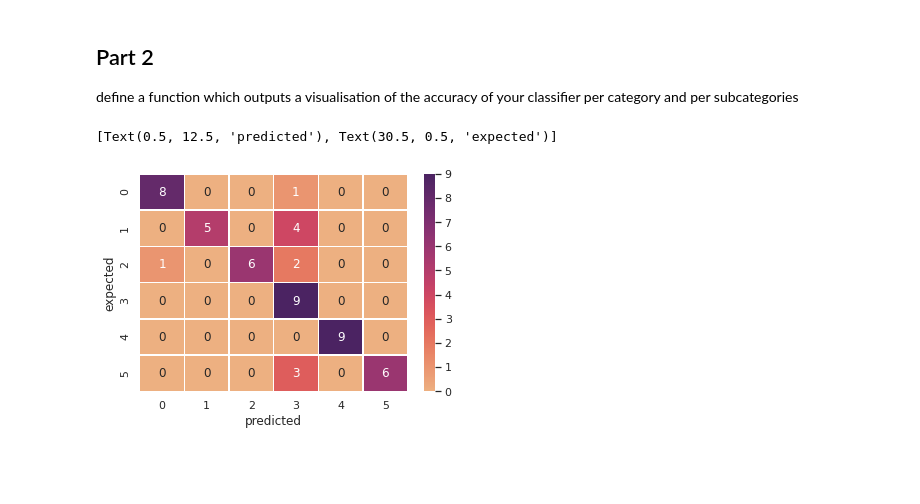
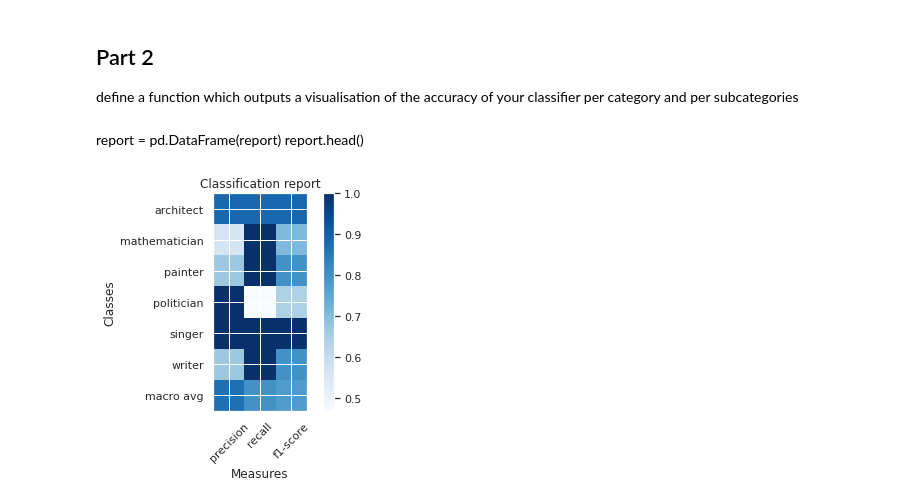
Before and after one commit to e-lubrini/clustering-and-classifying-people, a Jupyter notebook: classification.ipynb, the cells around one changed output. Drawn from its saved outputs; the diff is of its cells as text; code cells hidden in the pictures; blank space fills up the shorter version.

Commit message:
finished visualisation

```diff
--- a/classification.ipynb
+++ b/classification.ipynb
@@ -142,13 +147,46 @@ mathematician       0.56      1.00      0.71         5
 define a function which outputs a visualisation of the accuracy of your classifier per category and per subcategories
 # %%
 import seaborn as sns
+# %% [markdown]
+report = pd.DataFrame(report)
+report.head()
+# %%
+def plot_classification_report(cr):
+
+    lines = cr.split('\n')
+    classes = []
+    plot_mat = []
+    for line in lines[2 : (len(lines) - 5)]:
+        t = line.split()
+        classes.append(t[0])
+        v = [float(x) for x in t[1: (int(len(t))-1)]]
+        plot_mat.append(v)
+
+    avg = lines[-2].split()[2:]
+    classes.append('macro avg')
+    avg = [float(x) for x in avg[:-1 ]]
+    plot_mat.append(avg)
+    plot_mat = np.array(plot_mat)
+
+    plt.imshow(plot_mat, interpolation='nearest', cmap=plt.cm.Blues)
+
+    plt.title('Classification report')
+    plt.colorbar()
+    x_tick_marks = np.arange(3)
+    y_tick_marks = np.arange(len(classes))
+
+    plt.xticks(x_tick_marks, ['precision', 'recall', 'f1-score'], rotation=45)
+    plt.yticks(y_tick_marks, classes)
+    #plt.tight_layout()
+
+    plt.ylabel('Classes')
+    plt.xlabel('Measures')
 # %%
-# ∙ 2 barcharts: AZ, 6cat
-
-# heatmap
-sns.set(font_scale=1)
-matrix = sns.heatmap(conf_matrix, annot=True, fmt='d', linewidths=.5, cmap='flare')
-matrix.set(xlabel='predicted', ylabel='expected')
+def plot_confusion_matrix(conf_matrix):
+    sns.set(font_scale=1)
+    matrix = sns.heatmap(conf_matrix, annot=True, fmt='d', linewidths=.5, cmap='flare')
+    matrix.set(xlabel='predicted', ylabel='expected')
-# %% [output]
-[Text(0.5, 12.5, 'predicted'), Text(30.5, 0.5, 'expected')]
-[figure, removed]
+# %%
+plot_classification_report(report)
+# %% [output]
+[figure, added]
```
Also changed, not shown: parts of 2 cells of this notebook.
